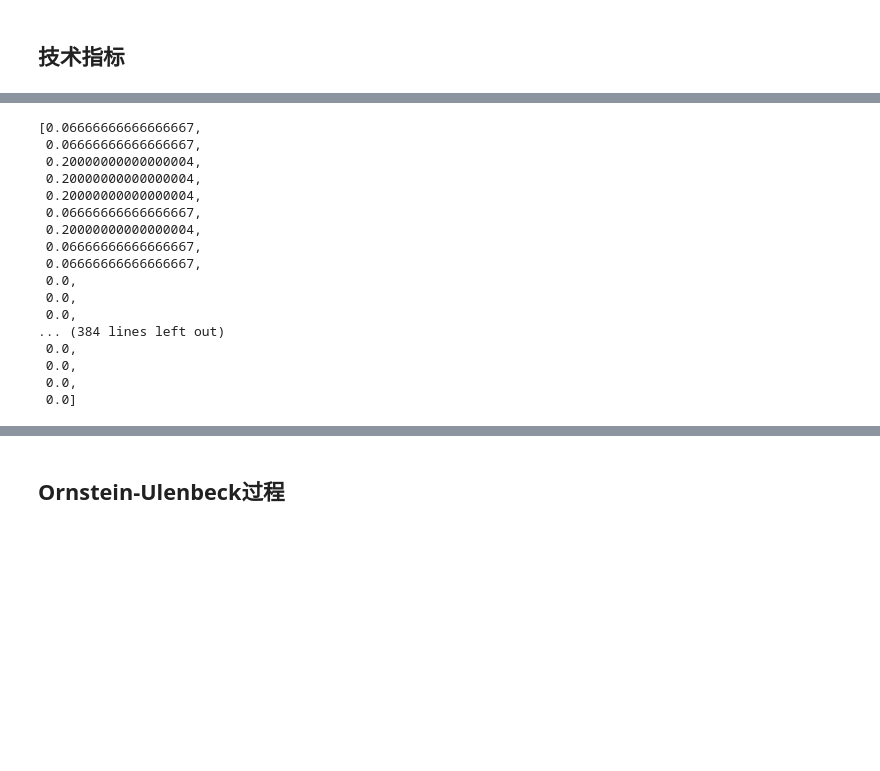
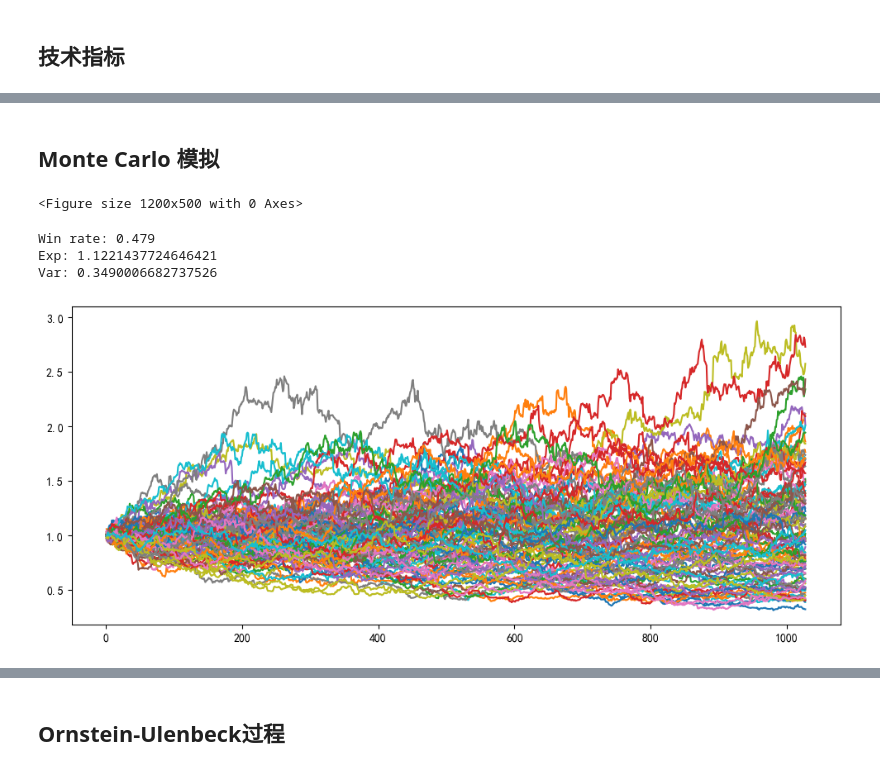
Before and after one commit to dishangti/Entropy-Pooling, a Jupyter notebook: EP.ipynb, the cells around one changed output, grey strips where cells are left out. Saved outputs shown, nothing was run; the diff lists cells and outputs as text; code cells hidden in the pictures; blank space fills up the shorter version.

```diff
--- a/EP.ipynb
+++ b/EP.ipynb
@@ -622,24 +614,43 @@ def RSI_strategy(RSIs, periods):
-# %%
-strategy = []
-for day in range(100, 500):
-    RSIs = np.array([R1[day], R2[day], R3[day]])
-    strategy.append(RSI_strategy(RSIs, np.array([10,20,30])))
-strategy
-# %% [output]
-[0.06666666666666667,
- 0.06666666666666667,
- 0.20000000000000004,
- 0.20000000000000004,
- 0.20000000000000004,
- 0.06666666666666667,
- 0.20000000000000004,
- 0.06666666666666667,
- 0.06666666666666667,
- 0.0,
- 0.0,
- 0.0,
-... (384 lines left out)
- 0.0,
- 0.0,
- 0.0,
- 0.0]
+# %% [markdown]
+## Monte Carlo 模拟
+# %%
+### 测试代码
+sim_times = 1000
+all_choice = np.arange(R.shape[0])
+sim_series = []
+end_time = 1028
+for i in range(sim_times):
+    now_price = np.array([1,1,1,1,1],dtype=np.float64)
+    sim = []
+    for t in range(1, end_time):
+        scene = np.random.choice(all_choice, p = p.ravel())
+        drive = R[scene]
+        now_price = now_price * (1 + drive * 0.01)
+        sim.append(now_price)
+    sim = np.array(sim).T
+    sim_series.append(sim)
+sim_series = np.array(sim_series)
+# %% [output]
+<Figure size 1200x500 with 0 Axes>
+# %%
+win = 0
+fail = 0
+A300_endPrice = np.array([], dtype=np.float64)
+for i in range(sim_times):
+    A300_endPrice = np.append(A300_endPrice, sim_series[i][0][-1])
+win = (A300_endPrice > 1).sum()
+fail = (A300_endPrice < 1).sum()
+
+print(f'Win rate: {win/(win+fail)}')
+print(f'Exp: {np.mean(A300_endPrice)}')
+print(f'Var: {np.cov(A300_endPrice)}')
+
+fig = plt.figure(figsize=(12,5))
+period = np.arange(1,end_time)
+for i in range(100):
+    plt.plot(period, sim_series[i][0])
+# %% [output]
+Win rate: 0.479
+Exp: 1.1221437724646421
+Var: 0.3490006682737526
+[figure, added]
```
Also changed, not shown: parts of 9 cells of this notebook, 1 other file.
